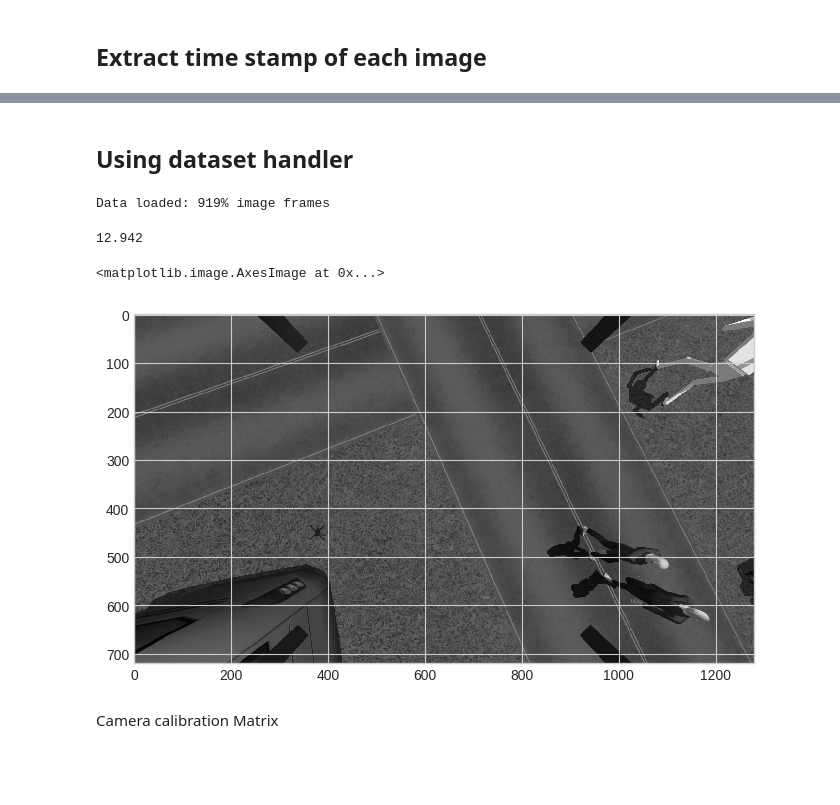
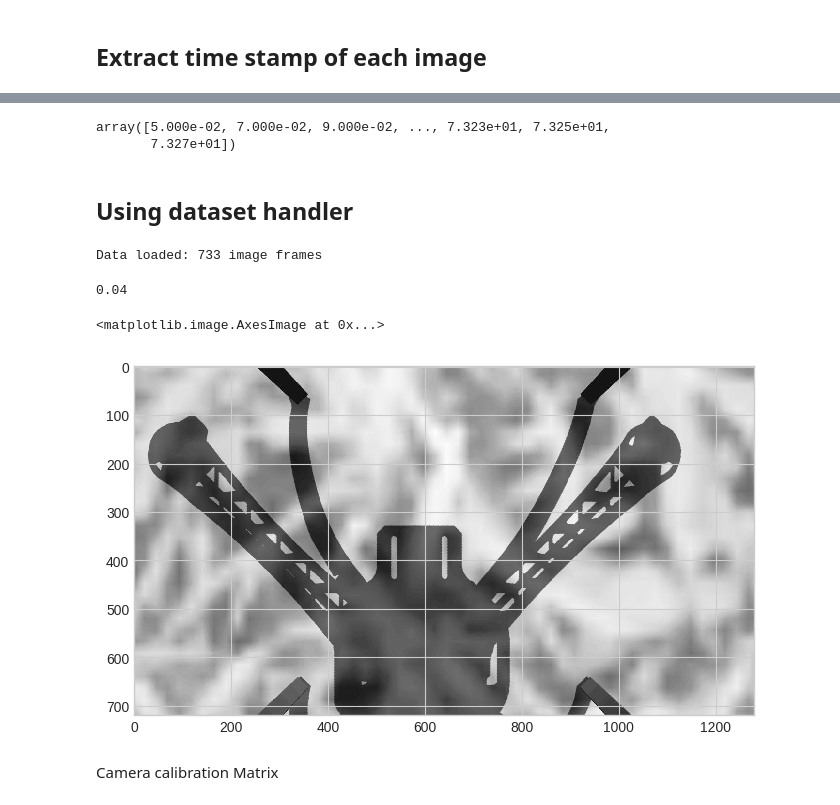
Before and after one commit to MikeS96/vio_quadrotor, a Jupyter notebook: VO.ipynb, the cells around one changed output, grey strips where cells are left out. Saved outputs shown, nothing was run; the diff lists cells and outputs as text; code cells hidden in the pictures; blank space fills up the shorter version.

```diff
--- a/VO.ipynb
+++ b/VO.ipynb
@@ -287,20 +331,27 @@ plt.imshow(image)
+# %%
+list_of_inertia = final_imu_df.values.tolist()
+imu = np.array(list_of_inertia).T
+imu[0,:]
+# %% [output]
+array([5.000e-02, 7.000e-02, 9.000e-02, ..., 7.323e+01, 7.325e+01,
+       7.327e+01])
 # %% [markdown]
 ## Using dataset handler
 # %%
 from dataset_handler import DatasetHandler
 # %%
-images_dataset = DatasetHandler(img_path = 'images/test_0/')
+images_dataset = DatasetHandler(img_path = 'images/test_1/')
 # %% [output]
-Data loaded: 919% image frames
+Data loaded: 733 image frames
 # %%
-time, image = images_dataset.images[120]
+time, image = images_dataset.images[0]
 print(time)
 plt.figure(figsize=(8, 6), dpi=100)
 plt.imshow(image)
 # %% [output]
-12.942
+0.04
 <matplotlib.image.AxesImage at 0x...>
-[figure, old version]
+[figure, new version]
 # %% [markdown]
 Camera calibration Matrix
 # %%
```
Also changed, not shown: parts of 6 cells of this notebook.
